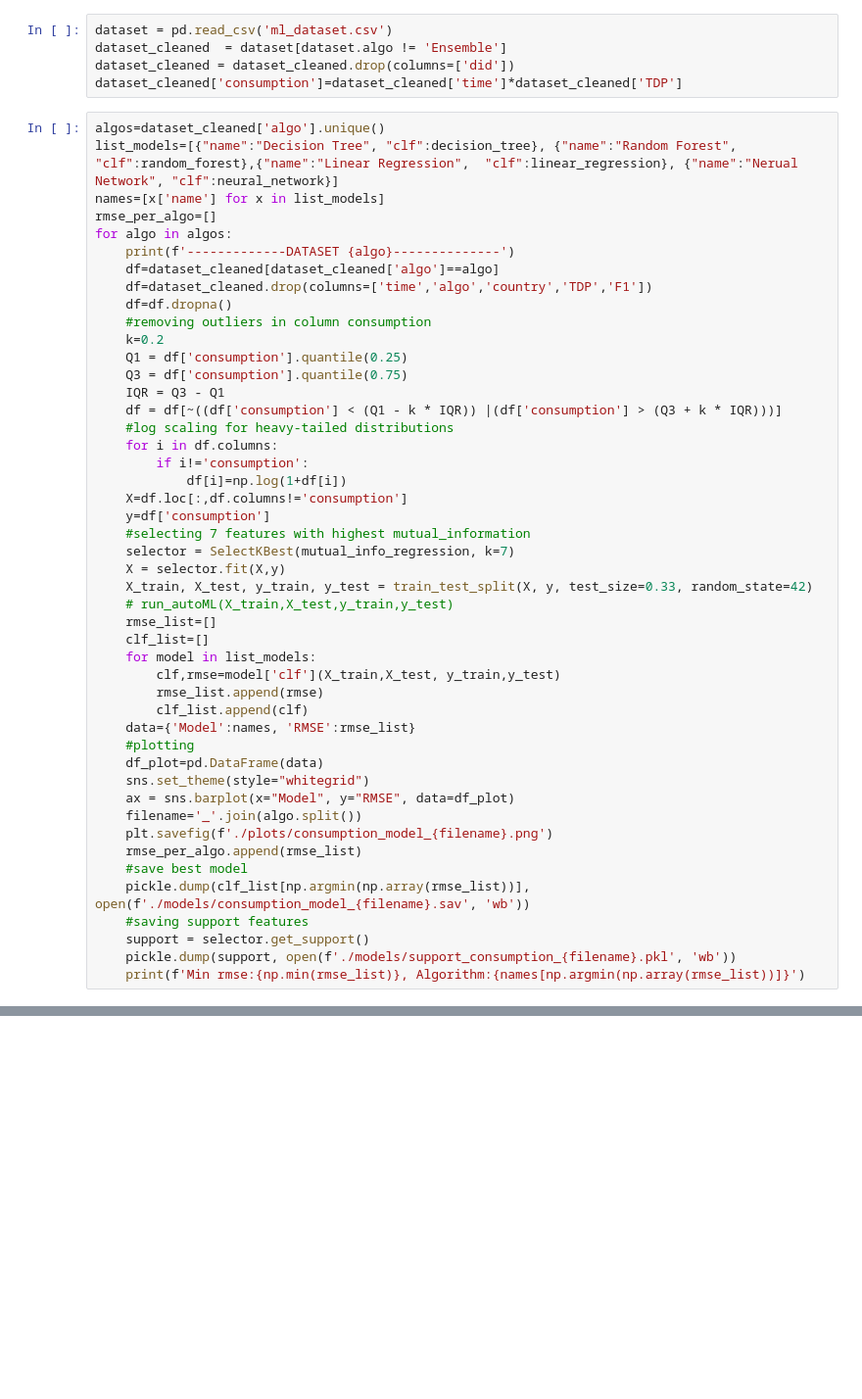
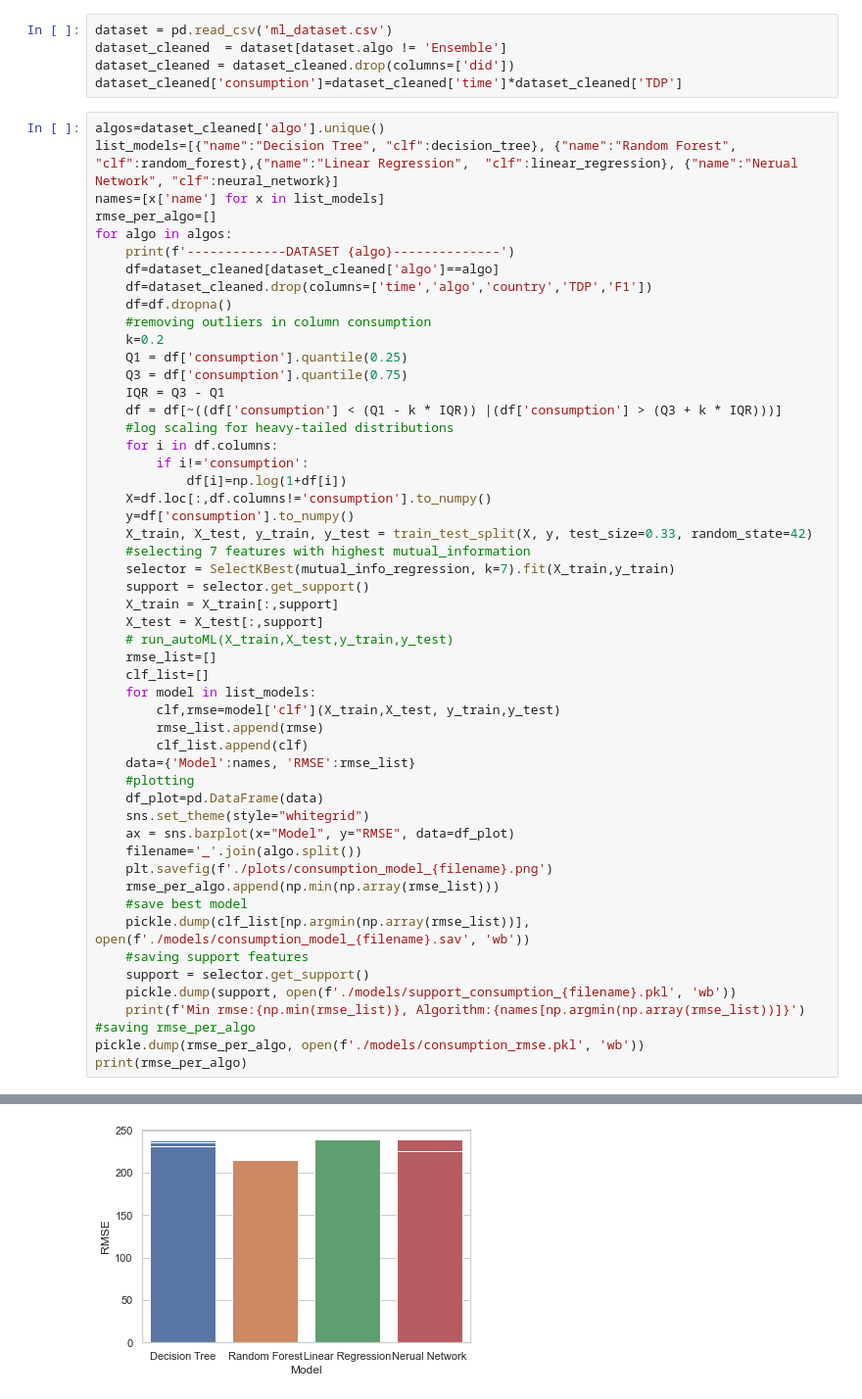
Before and after one commit to EPFLiGHT/CS433-2021-ecoML, a Jupyter notebook: prediction_feature/regression.ipynb, the cells around one changed output, grey strips where cells are left out. Shown at 98% size. Cells and saved outputs as stored; diff of their text form; blank space fills up the shorter version.

```diff
--- a/prediction_feature/regression.ipynb
+++ b/prediction_feature/regression.ipynb
@@ -174,12 +260,14 @@ for algo in algos:
     for i in df.columns:
         if i!='consumption':
             df[i]=np.log(1+df[i])
-    X=df.loc[:,df.columns!='consumption']
-    y=df['consumption']
+    X=df.loc[:,df.columns!='consumption'].to_numpy()
+    y=df['consumption'].to_numpy()
+    X_train, X_test, y_train, y_test = train_test_split(X, y, test_size=0.33, random_state=42)
     #selecting 7 features with highest mutual_information
-    selector = SelectKBest(mutual_info_regression, k=7)
-    X = selector.fit(X,y)
-    X_train, X_test, y_train, y_test = train_test_split(X, y, test_size=0.33, random_state=42)
+    selector = SelectKBest(mutual_info_regression, k=7).fit(X_train,y_train)
+    support = selector.get_support()
+    X_train = X_train[:,support]
+    X_test = X_test[:,support]
     # run_autoML(X_train,X_test,y_train,y_test)
     rmse_list=[]
     clf_list=[]
@@ -194,10 +282,14 @@ for algo in algos:
     ax = sns.barplot(x="Model", y="RMSE", data=df_plot)
     filename='_'.join(algo.split())
     plt.savefig(f'./plots/consumption_model_{filename}.png')
-    rmse_per_algo.append(rmse_list)
+    rmse_per_algo.append(np.min(np.array(rmse_list)))
     #save best model
     pickle.dump(clf_list[np.argmin(np.array(rmse_list))], open(f'./models/consumption_model_{filename}.sav', 'wb'))
     #saving support features
     support = selector.get_support()
     pickle.dump(support, open(f'./models/support_consumption_{filename}.pkl', 'wb'))
     print(f'Min rmse:{np.min(rmse_list)}, Algorithm:{names[np.argmin(np.array(rmse_list))]}')
+#saving rmse_per_algo
+pickle.dump(rmse_per_algo, open(f'./models/consumption_rmse.pkl', 'wb'))
+print(rmse_per_algo)
+# %% [output]
@@ -203,0 +373 @@ for algo in algos:
+[figure, added]
```
Also changed, not shown: parts of 2 cells of this notebook, 29 other files.
